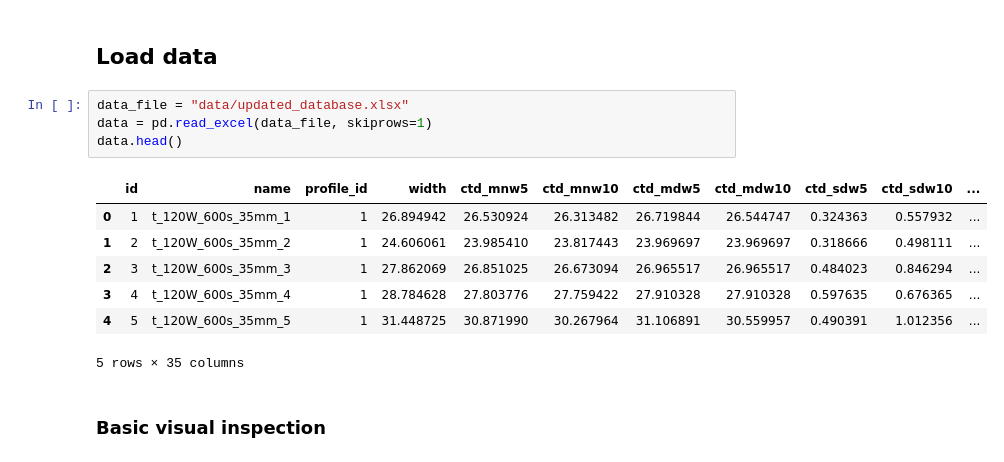
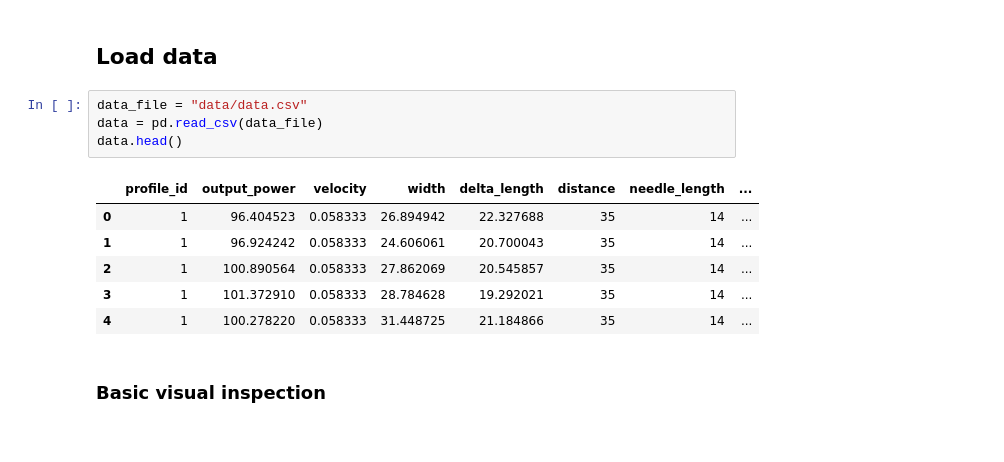
Before and after one commit to ipa/configurable_ablation, a Jupyter notebook: calibration.ipynb, the cells around one changed output. Saved outputs shown, nothing was run; the diff lists cells and outputs as text.

Commit message:
added data and requirements file

```diff
--- a/calibration.ipynb
+++ b/calibration.ipynb
@@ -10,17 +10,16 @@ import arviz as az
 # %% [markdown]
 ## Load data
 # %%
-data_file = "data/updated_database.xlsx"
-data = pd.read_excel(data_file, skiprows=1)
+data_file = "data/data.csv"
+data = pd.read_csv(data_file)
 data.head()
 # %% [output]
-|  | id | name | profile_id | width | ctd_mnw5 | ctd_mnw10 | ctd_mdw5 | ctd_mdw10 | ctd_sdw5 | ctd_sdw10 | ... |
-| 0 | 1 | t_120W_600s_35mm_1 | 1 | 26.894942 | 26.530924 | 26.313482 | 26.719844 | 26.544747 | 0.324363 | 0.557932 | ... |
-| 1 | 2 | t_120W_600s_35mm_2 | 1 | 24.606061 | 23.985410 | 23.817443 | 23.969697 | 23.969697 | 0.318666 | 0.498111 | ... |
-| 2 | 3 | t_120W_600s_35mm_3 | 1 | 27.862069 | 26.851025 | 26.673094 | 26.965517 | 26.965517 | 0.484023 | 0.846294 | ... |
-| 3 | 4 | t_120W_600s_35mm_4 | 1 | 28.784628 | 27.803776 | 27.759422 | 27.910328 | 27.910328 | 0.597635 | 0.676365 | ... |
-| 4 | 5 | t_120W_600s_35mm_5 | 1 | 31.448725 | 30.871990 | 30.267964 | 31.106891 | 30.559957 | 0.490391 | 1.012356 | ... |
+|  | profile_id | output_power | velocity | width | delta_length | distance | needle_length | ... |
+| 0 | 1 | 96.404523 | 0.058333 | 26.894942 | 22.327688 | 35 | 14 | ... |
+| 1 | 1 | 96.924242 | 0.058333 | 24.606061 | 20.700043 | 35 | 14 | ... |
+| 2 | 1 | 100.890564 | 0.058333 | 27.862069 | 20.545857 | 35 | 14 | ... |
+| 3 | 1 | 101.372910 | 0.058333 | 28.784628 | 19.292021 | 35 | 14 | ... |
+| 4 | 1 | 100.278220 | 0.058333 | 31.448725 | 21.184866 | 35 | 14 | ... |
-5 rows × 35 columns
 # %% [markdown]
 ### Basic visual inspection
 # %%
```
Also changed, not shown: parts of 3 cells of this notebook, 3 other files.
